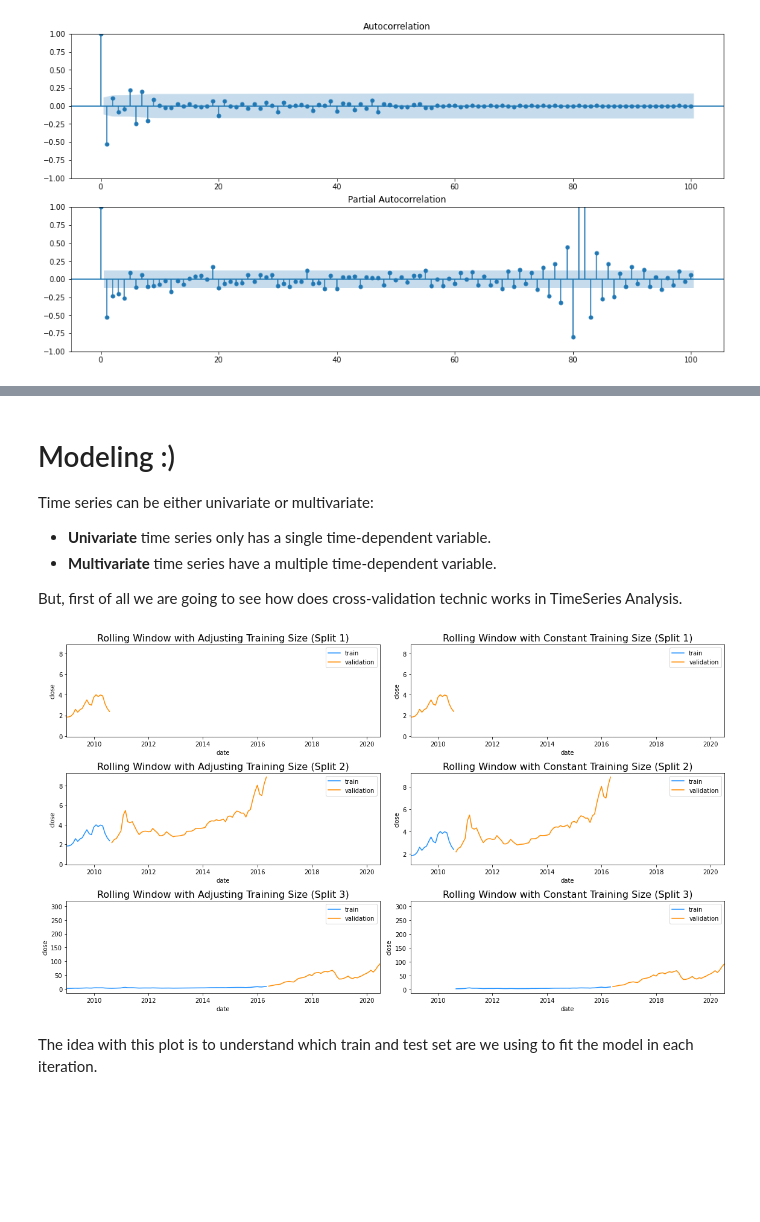
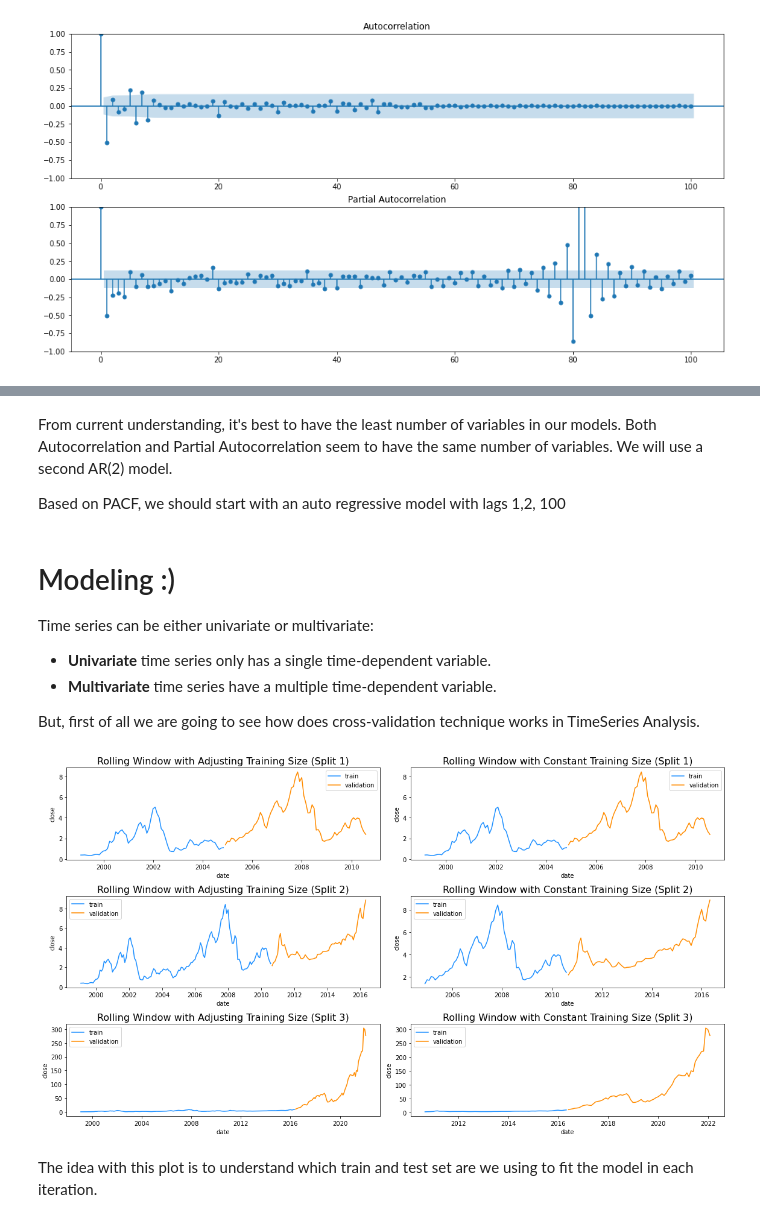
Before and after one commit to IllegalOpcode007/mlForecast, a Jupyter notebook: neuralNetStockForecast.ipynb, the cells around one changed output, grey strips where cells are left out. Drawn from its saved outputs; the diff is of its cells as text; code cells hidden in the pictures; blank space fills up the shorter version.

```diff
--- a/neuralNetStockForecast.ipynb
+++ b/neuralNetStockForecast.ipynb
@@ -357,0 +383,9 @@ visualize_adfuller_results(df['close_diff_1'], 'Differenced (2. Order) \n Close
+# %%
+# First order different and logging looks like it gives a good result
+period = 1
+ts_diff = np.diff(np.log(abs(df['close'])), n = period)
+naReplaceLst = [0] * period
+df['close_diff_1_log'] = np.append(naReplaceLst, ts_diff)
+
+f, ax = plt.subplots(nrows=1, ncols=1, figsize=(15, 6))
+visualize_adfuller_results(df['close_diff_1_log'], 'Log + Differenced (1. Order) \n Close Price', ax)
@@ -433,7 +469,7 @@ core_columns =  [
 ]
 
 for column in core_columns:
-    decomp = seasonal_decompose(df[column], period=52, model='additive', extrapolate_trend='freq')
+    decomp = seasonal_decompose(df[column], period=12, model='additive', extrapolate_trend='freq')
     df[f"{column}_trend"] = decomp.trend
     df[f"{column}_seasonal"] = decomp.seasonal
 # %%
@@ -443,7 +479,7 @@ fig, ax = plt.subplots(ncols=2, nrows=4, sharex=True, figsize=(30,8))
 
 for i, column in enumerate(['volume', 'close']):
 
-    res = seasonal_decompose(df[column], period=52, model='additive', extrapolate_trend='freq') # freq has been replaced with period
+    res = seasonal_decompose(df[column], period=12, model='additive', extrapolate_trend='freq') # freq has been replaced with period
 
     ax[0,i].set_title('Decomposition of {}'.format(column), fontsize=16)
     res.observed.plot(ax=ax[0,i], legend=False, color='dodgerblue')
@@ -468,11 +520,20 @@ We want to calculate each variable with a shift() (lag) to compare the correlati
 weeks_in_month = 4
 
 for column in core_columns:
-    df[f'{column}_seasonal_shift_b_2m'] = df[f'{column}_seasonal'].shift(-2 * weeks_in_month)
-    df[f'{column}_seasonal_shift_b_1m'] = df[f'{column}_seasonal'].shift(-1 * weeks_in_month)
-    df[f'{column}_seasonal_shift_1m'] = df[f'{column}_seasonal'].shift(1 * weeks_in_month)
-    df[f'{column}_seasonal_shift_2m'] = df[f'{column}_seasonal'].shift(2 * weeks_in_month)
-    df[f'{column}_seasonal_shift_3m'] = df[f'{column}_seasonal'].shift(3 * weeks_in_month)
+    df[f'{column}_seasonal_shift_b_2m'] = df[f'{column}_seasonal'].shift(-2)
+    df[f'{column}_seasonal_shift_b_1m'] = df[f'{column}_seasonal'].shift(-1)
+    df[f'{column}_seasonal_shift_1m'] = df[f'{column}_seasonal'].shift(1)
+    df[f'{column}_seasonal_shift_2m'] = df[f'{column}_seasonal'].shift(2)
+    df[f'{column}_seasonal_shift_3m'] = df[f'{column}_seasonal'].shift(3)
+
+# # if data on a weekly basis
+# weeks_in_month = 4
+# for column in core_columns:
+#     df[f'{column}_seasonal_shift_b_2m'] = df[f'{column}_seasonal'].shift(-2 * weeks_in_month)
+#     df[f'{column}_seasonal_shift_b_1m'] = df[f'{column}_seasonal'].shift(-1 * weeks_in_month)
+#     df[f'{column}_seasonal_shift_1m'] = df[f'{column}_seasonal'].shift(1 * weeks_in_month)
+#     df[f'{column}_seasonal_shift_2m'] = df[f'{column}_seasonal'].shift(2 * weeks_in_month)
+#     df[f'{column}_seasonal_shift_3m'] = df[f'{column}_seasonal'].shift(3 * weeks_in_month)
 # %%
 df.columns
 # %% [output]
@@ -568,3 +671,7 @@ The default method 'yw' can produce PACF values outside of the [-1,1] interval.
+# %% [markdown]
+From current understanding, it's best to have the least number of variables in our models. Both Autocorrelation and Partial Autocorrelation seem to have the same number of variables. We will use a second AR(2) model.
+
+Based on PACF, we should start with an auto regressive model with lags 1,2, 100
 # %% [markdown]
 # Modeling :)
 Time series can be either univariate or multivariate:
@@ -572,7 +679,7 @@ Time series can be either univariate or multivariate:
 - **Univariate** time series only has a single time-dependent variable.
 - **Multivariate** time series have a multiple time-dependent variable.
 
-But, first of all we are going to see how does cross-validation technic works in TimeSeries Analysis.
+But, first of all we are going to see how does cross-validation technique works in TimeSeries Analysis.
 # %%
 from sklearn.model_selection import TimeSeriesSplit
 
@@ -588,37 +693,37 @@ folds = TimeSeriesSplit(n_splits=N_SPLITS)
 f, ax = plt.subplots(nrows=N_SPLITS, ncols=2, figsize=(16, 9))
 
 for i, (train_index, valid_index) in enumerate(folds.split(X)):
     X_train, X_valid = X[train_index], X[valid_index]
     y_train, y_valid = y[train_index], y[valid_index]
 
     sns.lineplot(
         x=X_train,
         y=y_train,
         ax=ax[i,0],
         color='dodgerblue',
         label='train'
     )
     sns.lineplot(
         x=X_train[len(X_train) - len(X_valid):(len(X_train) - len(X_valid) + len(X_valid))],
         y=y_train[len(X_train) - len(X_valid):(len(X_train) - len(X_valid) + len(X_valid))],
         ax=ax[i,1],
         color='dodgerblue',
         label='train'
     )
 
     for j in range(2):
         sns.lineplot(x= X_valid, y= y_valid, ax=ax[i, j], color='darkorange', label='validation')
     ax[i, 0].set_title(f"Rolling Window with Adjusting Training Size (Split {i+1})", fontsize=16)
     ax[i, 1].set_title(f"Rolling Window with Constant Training Size (Split {i+1})", fontsize=16)
 
-for i in range(N_SPLITS):
-    ax[i, 0].set_xlim([date(2009, 1, 1), date(2020, 6, 30)])
-    ax[i, 1].set_xlim([date(2009, 1, 1), date(2020, 6, 30)])
+# for i in range(N_SPLITS):
+#     ax[i, 0].set_xlim([date(2009, 1, 1), date(2020, 6, 30)])
+#     ax[i, 1].set_xlim([date(2009, 1, 1), date(2020, 6, 30)])
 
 plt.tight_layout()
 plt.show()
 # %% [output]
-[figure, old version]
+[figure, new version]
 # %% [markdown]
 The idea with this plot is to understand which train and test set are we using to fit the model in each iteration.
 # %% [markdown]
```
Also changed, not shown: parts of 52 cells of this notebook.
